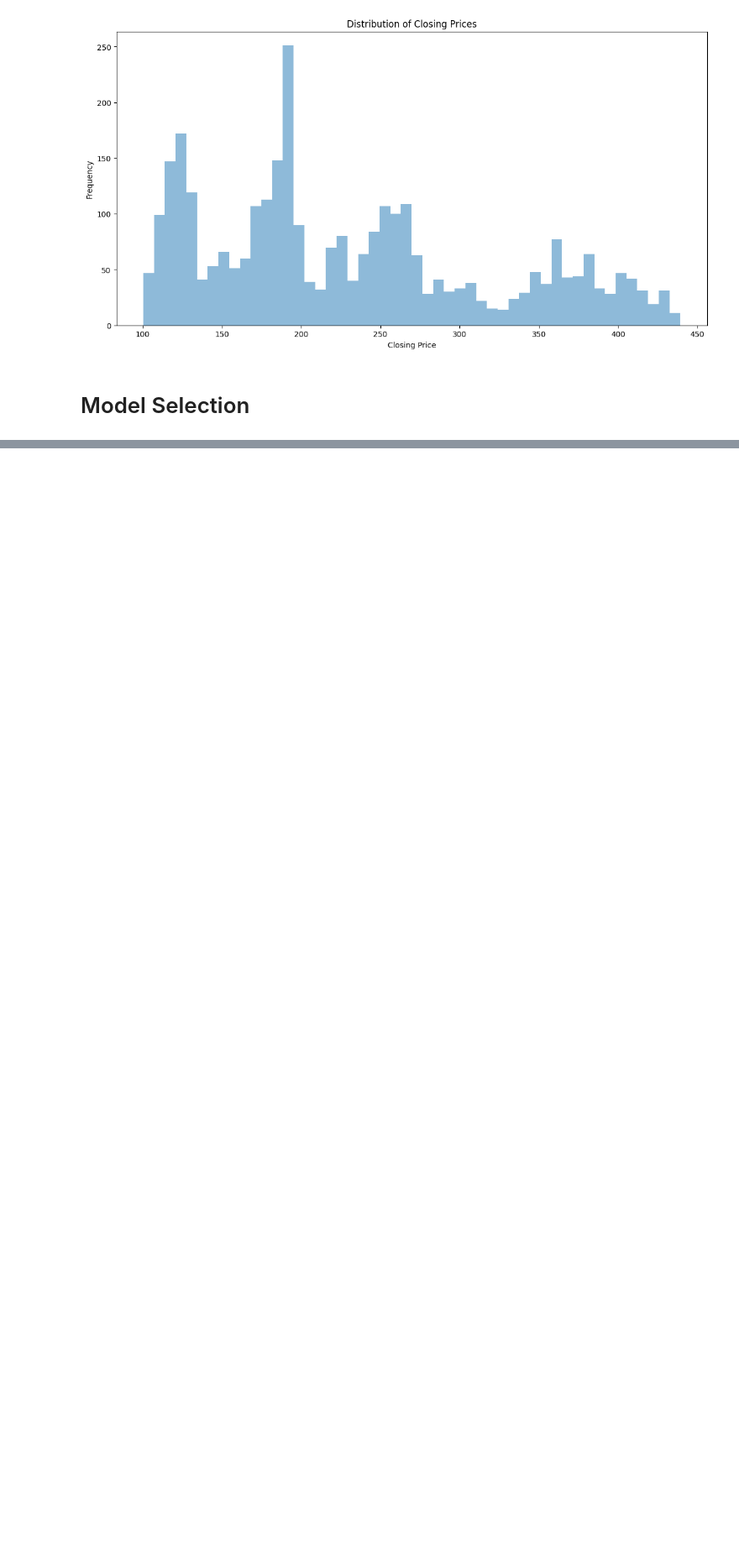
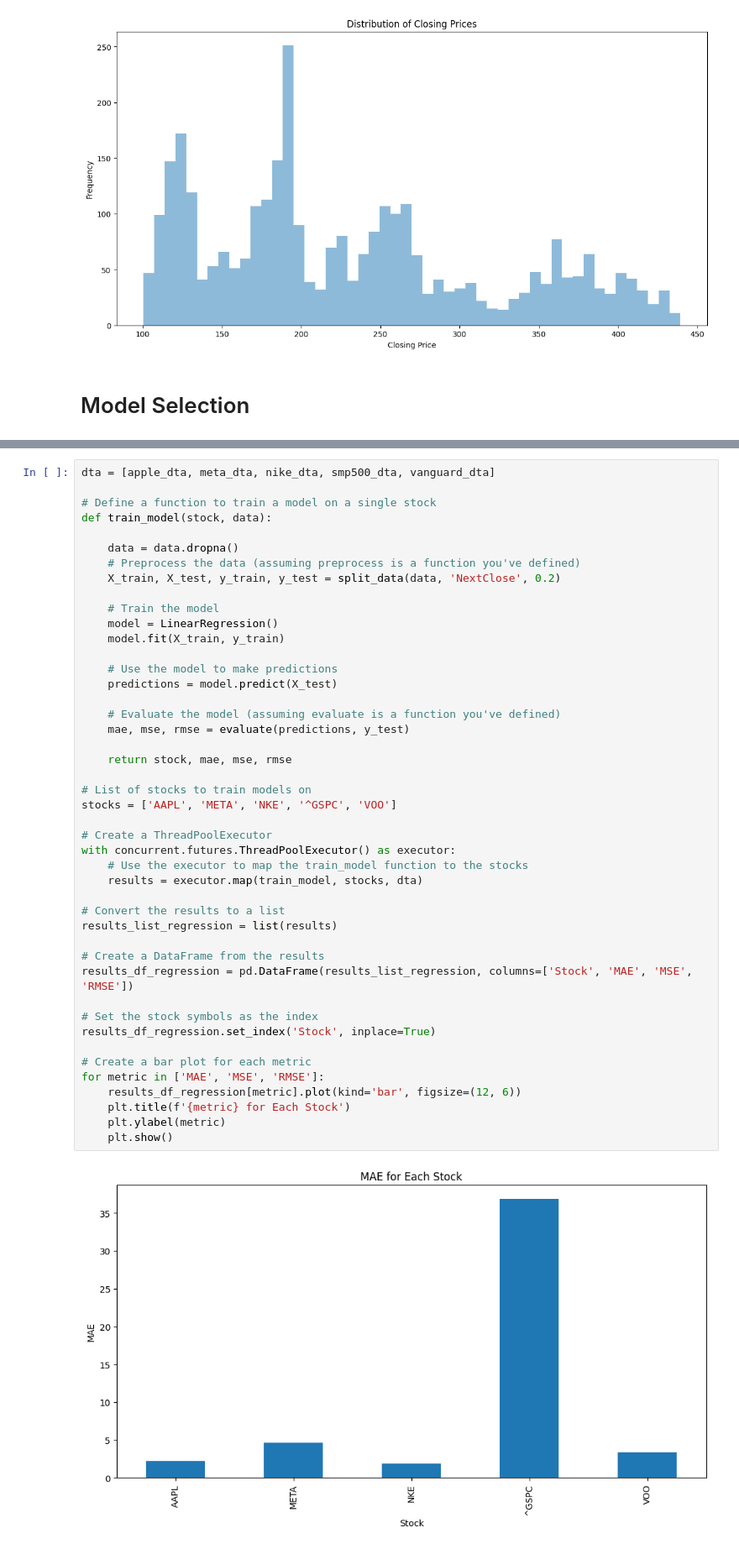
Before and after one commit to Jsosau24/Stock_Prediction_ML_Project, a Jupyter notebook: Stock Predictor.ipynb, the cells around one changed output, grey strips where cells are left out. Shown at 84% size. Cells and saved outputs as stored; diff of their text form; blank space fills up the shorter version.

Commit message:
Added Regression ARIMA LSTM models

```diff
--- a/Stock Predictor.ipynb
+++ b/Stock Predictor.ipynb
@@ -435,0 +479,47 @@ plt.show()
+# %%
+dta = [apple_dta, meta_dta, nike_dta, smp500_dta, vanguard_dta]
+
+# Define a function to train a model on a single stock
+def train_model(stock, data):
+
+    data = data.dropna()
+    # Preprocess the data (assuming preprocess is a function you've defined)
+    X_train, X_test, y_train, y_test = split_data(data, 'NextClose', 0.2)
+
+    # Train the model
+    model = LinearRegression()
+    model.fit(X_train, y_train)
+
+    # Use the model to make predictions
+    predictions = model.predict(X_test)
+
+    # Evaluate the model (assuming evaluate is a function you've defined)
+    mae, mse, rmse = evaluate(predictions, y_test)
+
+    return stock, mae, mse, rmse
+
+# List of stocks to train models on
+stocks = ['AAPL', 'META', 'NKE', '^GSPC', 'VOO']
+
+# Create a ThreadPoolExecutor
+with concurrent.futures.ThreadPoolExecutor() as executor:
+    # Use the executor to map the train_model function to the stocks
+    results = executor.map(train_model, stocks, dta)
+
+# Convert the results to a list
+results_list_regression = list(results)
+
+# Create a DataFrame from the results
+results_df_regression = pd.DataFrame(results_list_regression, columns=['Stock', 'MAE', 'MSE', 'RMSE'])
+
+# Set the stock symbols as the index
+results_df_regression.set_index('Stock', inplace=True)
+
+# Create a bar plot for each metric
+for metric in ['MAE', 'MSE', 'RMSE']:
+    results_df_regression[metric].plot(kind='bar', figsize=(12, 6))
+    plt.title(f'{metric} for Each Stock')
+    plt.ylabel(metric)
+    plt.show()
+# %% [output]
+[figure, added]
```
Also changed, not shown: parts of 25 cells of this notebook.
